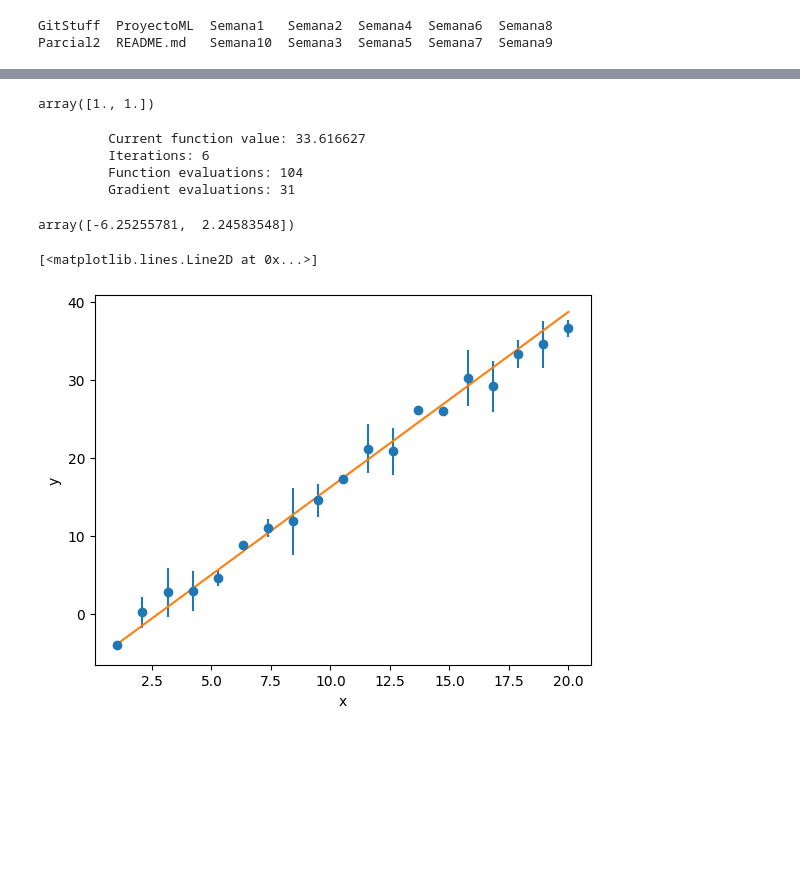
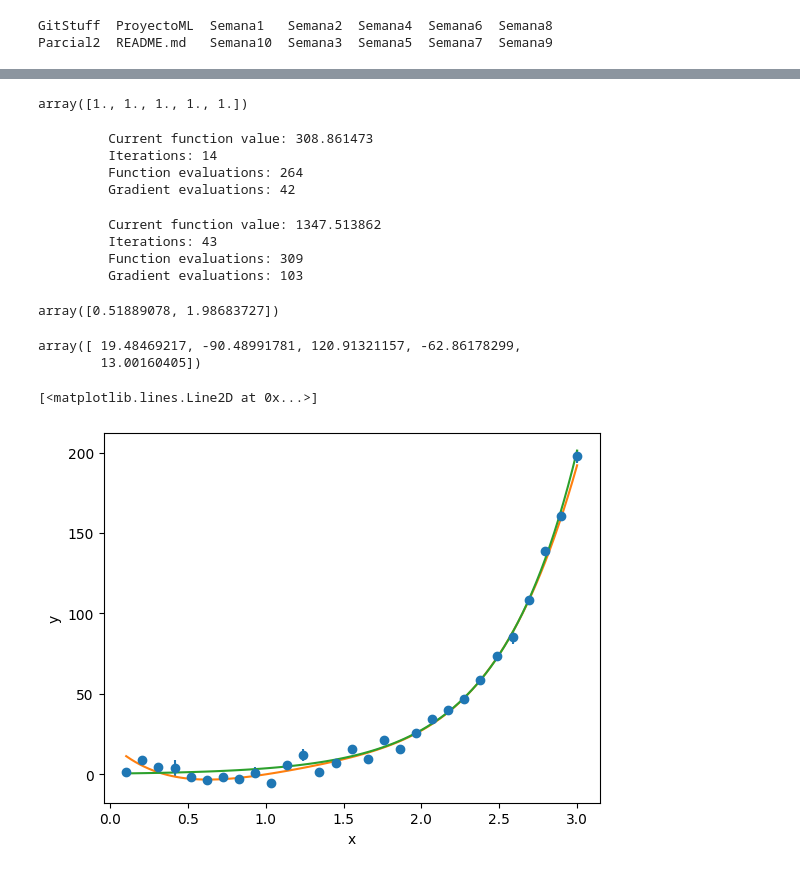
Before and after one commit to asegura4488/MetodosComputacionalesI, a Jupyter notebook: Semana10/Minimos_Optimize.ipynb, the cells around one changed output, grey strips where cells are left out. Cells and saved outputs as stored; diff of their text form; code cells hidden in the pictures; blank space fills up the shorter version.

Commit message:
Minimos Cuadrados

```diff
--- a/Semana10/Minimos_Optimize.ipynb
+++ b/Semana10/Minimos_Optimize.ipynb
@@ -14,7 +14,7 @@ os.chdir("/content/drive/MyDrive/ColabNotebooks/Cursos/MetodosComputacionalesI/"
 GitStuff  ProyectoML  Semana1   Semana2  Semana4  Semana6  Semana8
 Parcial2  README.md   Semana10  Semana3  Semana5  Semana7  Semana9
 # %%
-file = '/content/drive/MyDrive/ColabNotebooks/Cursos/MetodosComputacionalesI/Semana10/Data/MinimosLineal.txt'
-#file = '/content/drive/MyDrive/ColabNotebooks/Cursos/MetodosComputacionalesI/Semana10/Data/Exponencial.dat'
+#file = '/content/drive/MyDrive/ColabNotebooks/Cursos/MetodosComputacionalesI/Semana10/Data/MinimosLineal.txt'
+file = '/content/drive/MyDrive/ColabNotebooks/Cursos/MetodosComputacionalesI/Semana10/Data/Exponencial.dat'
 file
 # %% [output]
@@ -48,34 +50,51 @@ def GetModel1(x,p):
   for n in range(len(p)):
     y += p[n]*x**n
   return y
+# %%
+def GetModel2(x,p):
+  y = p[0]*np.exp(p[1]*x)
+  return y
 # %%
 def Chi2(p,x,y,sigma,Model):
   return np.sum(((y-Model(x,p))/sigma)**2)
 # %%
-p0 = np.ones(2)
+p0 = np.ones(5)
 p0
 # %% [output]
-array([1., 1.])
+array([1., 1., 1., 1., 1.])
 # %%
 nll = lambda *p: Chi2(*p)
 # %%
 result = spo.minimize(nll,p0,args=(x,y,sigma,GetModel1), options={"disp":True})
 # %% [output]
-         Current function value: 33.616627
-         Iterations: 6
-         Function evaluations: 104
-         Gradient evaluations: 31
+         Current function value: 308.861473
+         Iterations: 14
+         Function evaluations: 264
+         Gradient evaluations: 42
+# %%
+p0 = np.ones(2)
+result1 = spo.minimize(nll,p0,args=(x,y,sigma,GetModel2), options={"disp":True})
+param2 = result1.x
+param2
+# %% [output]
+         Current function value: 1347.513862
+         Iterations: 43
+         Function evaluations: 309
+         Gradient evaluations: 103
+array([0.51889078, 1.98683727])
 # %%
 param = result.x
 t = np.linspace(min(x),max(x),100)
 param
 # %% [output]
-array([-6.25255781,  2.24583548])
+array([ 19.48469217, -90.48991781, 120.91321157, -62.86178299,
+        13.00160405])
 # %%
 plt.errorbar(x,y,yerr=sigma,fmt='o')
 plt.xlabel('x')
 plt.ylabel('y')
 plt.plot(t,GetModel1(t,param))
+plt.plot(t,GetModel2(t,param2))
 # %% [output]
 [<matplotlib.lines.Line2D at 0x...>]
-[figure, old version]
+[figure, new version]
```
Also changed, not shown: parts of 3 cells of this notebook, 1 other file.
